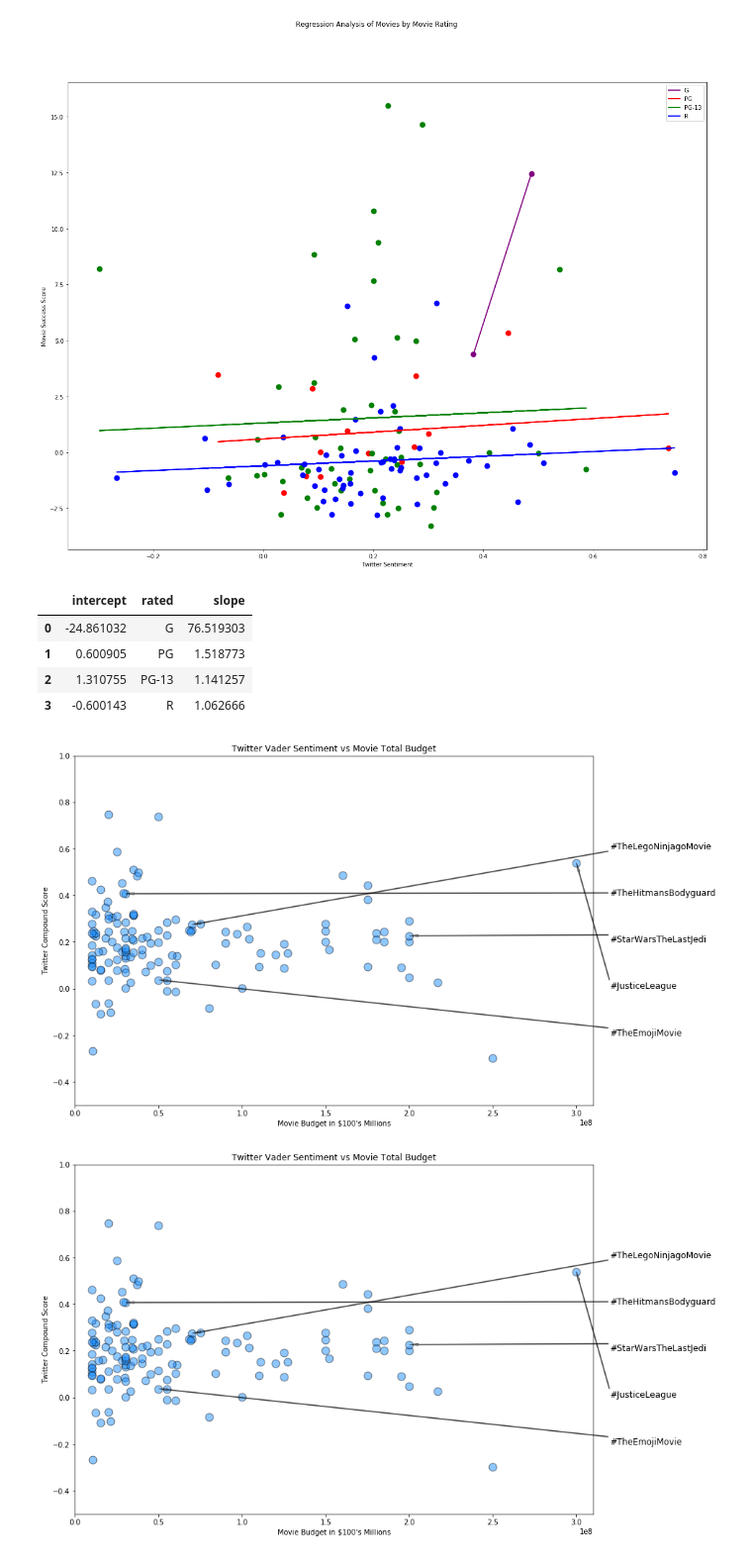
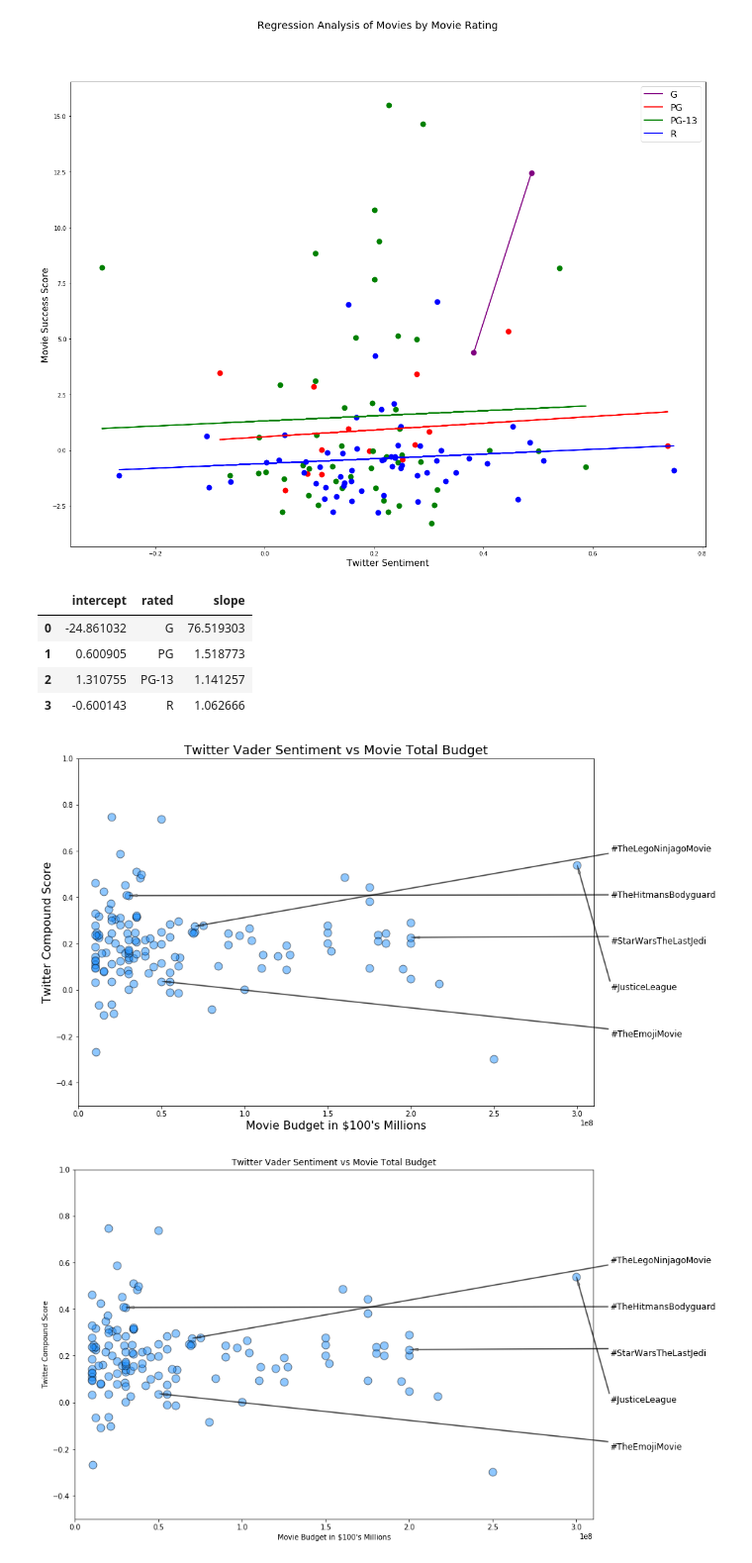
Before and after one commit to Jayleh/dream-reapers, a Jupyter notebook: Graphing.ipynb, the cells around one changed output. Shown at 99% size. Drawn from its saved outputs; the diff is of its cells as text; code cells hidden in the pictures.

```diff
--- a/Graphing.ipynb
+++ b/Graphing.ipynb
@@ -42,0 +25,7 @@ title_index_df = movie_data_df.set_index(['title'])
+# %%
+# Read all movie data csv
+movie_data_df = pd.read_csv('all_movie_data/all_movie_data.csv')
+
+# Subset df for tweet counts greater than 10
+movie_data_df = movie_data_df.loc[(movie_data_df['tweet_count']>10)]
+movie_data_df.head()
@@ -99,9 +115,8 @@ g_df.head(10)
 # %%
-#3Matt: rated vs. successscore with regression
+#3 Matt: rated vs. successscore with regression
 colors = ["purple","red","green","blue"]
 rated = ["G","PG","PG-13","R"]
 r_list = []
-
 
 fig, rx = plt.subplots(figsize=(20, 15))
 # plt.figure(figsize=(10,7))
@@ -115,15 +130,17 @@ for x in np.arange(len(rated)):
     r_list.append(r_dict)
     rx.plot(rate['compound'], rfit, color = colors[x], label = r, linewidth = 2)
     rx.scatter(rate['compound'], rate['ztotal'], s = 100, linewidth=0, marker="o", color=colors[x], label = None)
-    rx.set_ylabel("Movie Success Score")
-    rx.set_xlabel("Twitter Sentiment")
-    rx.legend (loc='best', bbox_to_anchor=(1,1))
-    fig.suptitle('Regression Analysis of Movies by Movie Rating',size=12)
-plt.savefig("RatedSentimentVsScoreRegression.jpg")
+    rx.set_ylabel("Movie Success Score", size=16)
+    rx.set_xlabel("Twitter Sentiment", size=16)
+    rx.legend (loc='best', bbox_to_anchor=(1,1), fontsize=16)
+    fig.suptitle('Regression Analysis of Movies by Movie Rating',size=18)
+
 r_df = pd.DataFrame(r_list)
+
+plt.savefig("images/RatedSentimentVsScoreRegression.png")
 plt.show()
 # %% [output]
-[figure, old version]
+[figure, new version]
 # %%
 r_df[['rated','slope','intercept']]
 r_df.head()
@@ -134,7 +151,7 @@ r_df.head()
 | 2 | 1.310755 | PG-13 | 1.141257 |
 | 3 | -0.600143 | R | 1.062666 |
 # %%
-#4Jason: Vader Sentiment vs. Movie Total Budget
+#4 Jason: Vader Sentiment vs. Movie Total Budget
 #Does Spending more on a movie, give it better twitter reviews?
 
 # Set movie coordinates
@@ -146,38 +163,38 @@ plt.figure(figsize=(13, 9))
 plt.ylim(-.5, 1)
 plt.xlim(0, 310000000)
 
 plt.scatter(movie_data_df["budget"], movie_data_df["compound"] ,linewidths = 1, alpha= .5, color = 'dodgerblue',edgecolor='black',s=120)
-plt.title("Twitter Vader Sentiment vs Movie Total Budget")
 
-plt.xlabel("Movie Budget in $100's Millions")
-plt.ylabel("Twitter Compound Score")
+plt.title("Twitter Vader Sentiment vs Movie Total Budget", fontsize=18)
+plt.xlabel("Movie Budget in $100's Millions", fontsize=16)
+plt.ylabel("Twitter Compound Score", fontsize=16)
 
 ax=plt.gca()
 
 x_text_coord = 320000000
 y_text_coord = -0.2
 
 for movie in movie_list:
 
     # Pinpoint values for coordinates
     coordinate_values = title_index_df.loc[movie,['budget', 'compound']]
 
     # Assign coordinates
     x_coord = coordinate_values['budget']
     y_coord = coordinate_values['compound']
 
     # Annotations
     ax.annotate(movie, xy=(x_coord, y_coord), xytext=(x_text_coord, y_text_coord), fontsize=12,
                 arrowprops=dict(facecolor='black', width=1, headwidth=3, shrink=.001, alpha=0.5))
 
     # Increment text coordinates
     y_text_coord -= -.2
 
 
-plt.savefig("BudgetVsTwitterSentiment.jpg")
+plt.savefig("images/BudgetVsTwitterSentiment.png", bbox_inches="tight")
 plt.show()
 # %% [output]
-[figure, old version]
+[figure, new version]
 # %%
 #5 Jason: Is our score able to predict success, based on opening weekend revenue? zoomed
 
```
Also changed, not shown: parts of 21 cells of this notebook, 36 other files.
